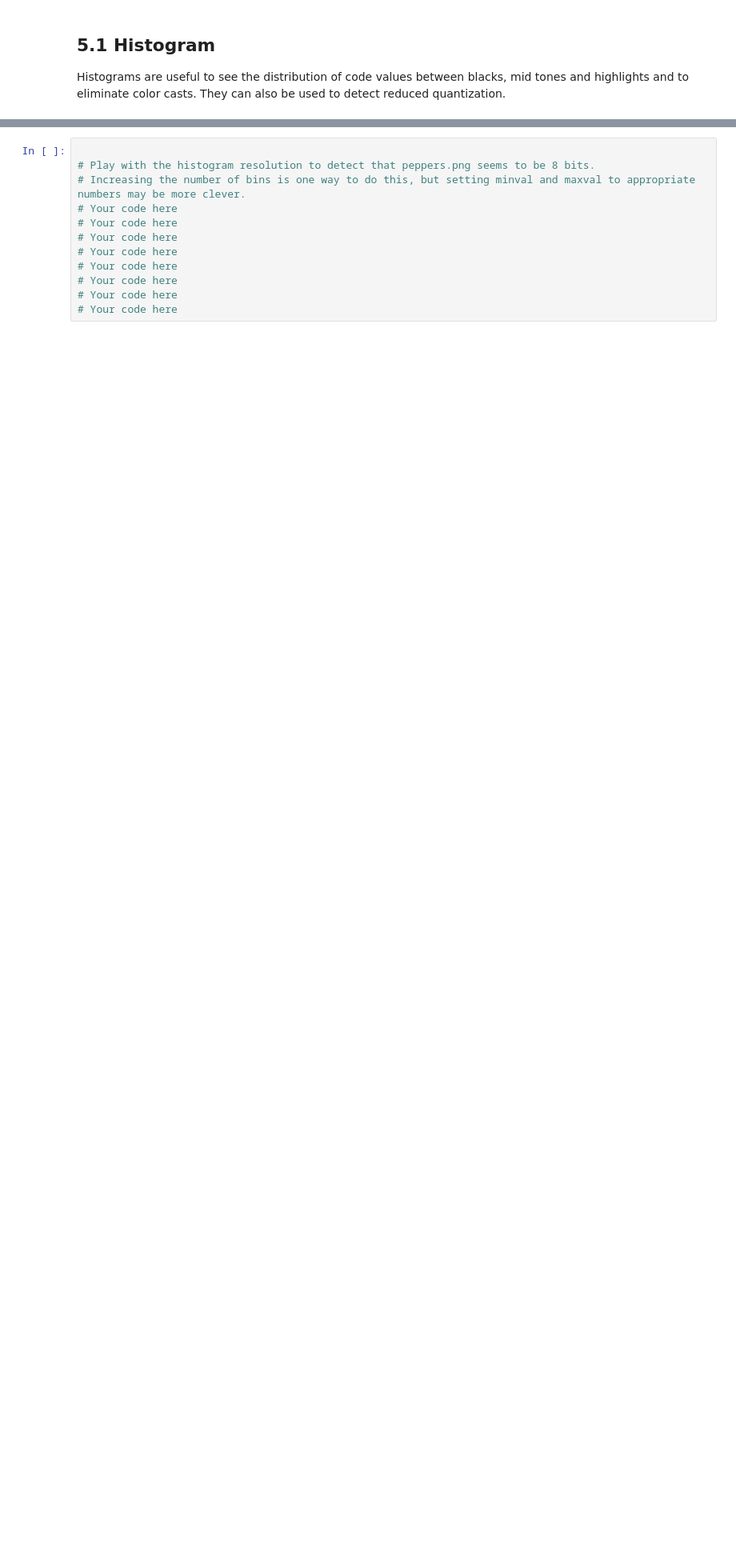
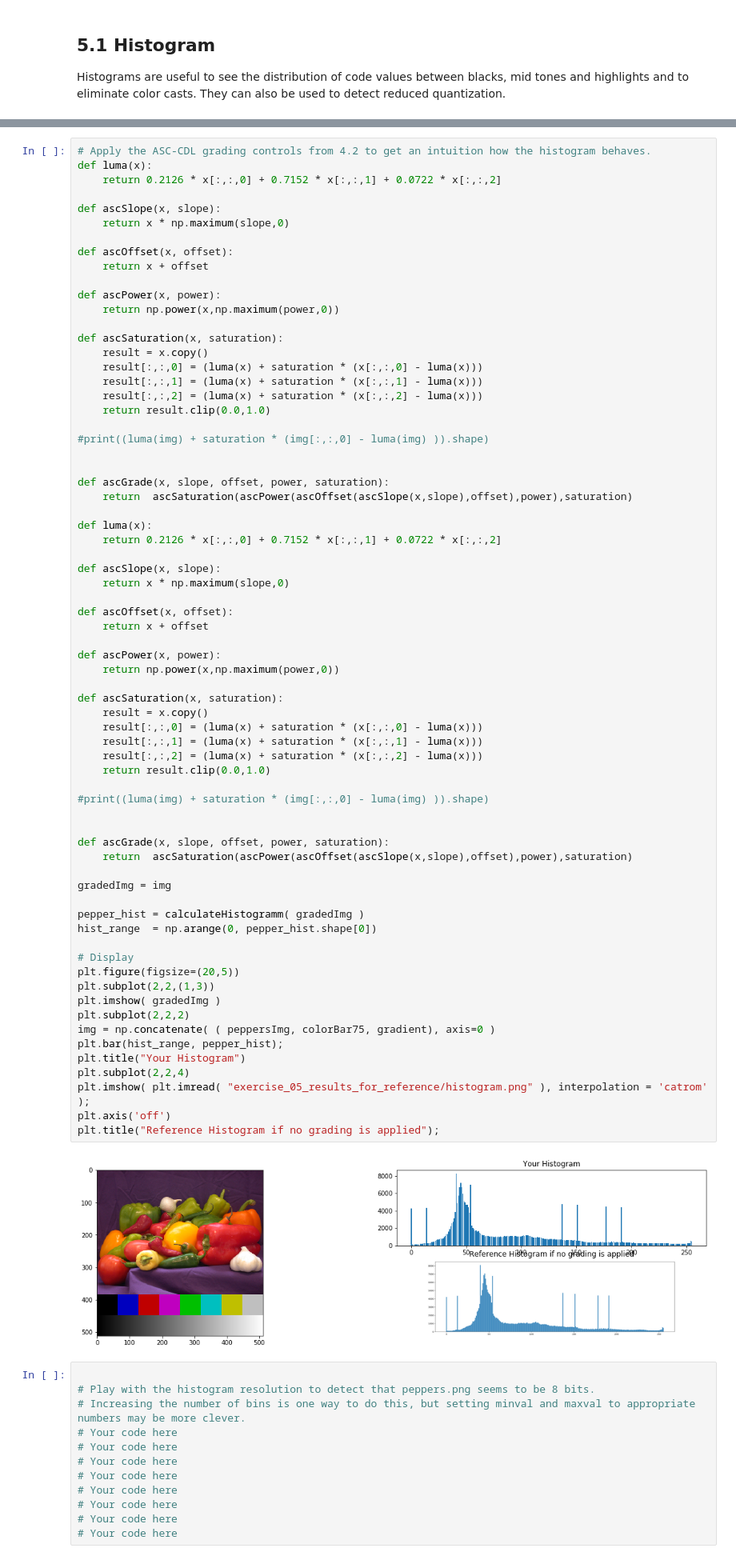
Before and after one commit to kilianeifler/Filmtechnik_HdM, a Jupyter notebook: Ex_5/Exercise_05_Group_03.ipynb, the cells around one changed output, grey strips where cells are left out. Shown at 80% size. Drawn from its saved outputs; the diff is of its cells as text; blank space fills up the shorter version.

```diff
--- a/Ex_5/Exercise_05_Group_03.ipynb
+++ b/Ex_5/Exercise_05_Group_03.ipynb
@@ -211,3 +199,74 @@ plt.title("Reference Histogram if no grading is applied");
+# %%
+# Apply the ASC-CDL grading controls from 4.2 to get an intuition how the histogram behaves.
+def luma(x):
+    return 0.2126 * x[:,:,0] + 0.7152 * x[:,:,1] + 0.0722 * x[:,:,2]
+
+def ascSlope(x, slope):
+    return x * np.maximum(slope,0)
+
+def ascOffset(x, offset):
+    return x + offset
+
+def ascPower(x, power):
+    return np.power(x,np.maximum(power,0))
+
+def ascSaturation(x, saturation):
+    result = x.copy()
+    result[:,:,0] = (luma(x) + saturation * (x[:,:,0] - luma(x)))
+    result[:,:,1] = (luma(x) + saturation * (x[:,:,1] - luma(x)))
+    result[:,:,2] = (luma(x) + saturation * (x[:,:,2] - luma(x)))
+    return result.clip(0.0,1.0)
+
+#print((luma(img) + saturation * (img[:,:,0] - luma(img) )).shape)
+
+
+def ascGrade(x, slope, offset, power, saturation):
+    return  ascSaturation(ascPower(ascOffset(ascSlope(x,slope),offset),power),saturation)
+
+def luma(x):
+    return 0.2126 * x[:,:,0] + 0.7152 * x[:,:,1] + 0.0722 * x[:,:,2]
+
+def ascSlope(x, slope):
+    return x * np.maximum(slope,0)
+
+def ascOffset(x, offset):
+    return x + offset
+
+def ascPower(x, power):
+    return np.power(x,np.maximum(power,0))
+
+def ascSaturation(x, saturation):
+    result = x.copy()
+    result[:,:,0] = (luma(x) + saturation * (x[:,:,0] - luma(x)))
+    result[:,:,1] = (luma(x) + saturation * (x[:,:,1] - luma(x)))
+    result[:,:,2] = (luma(x) + saturation * (x[:,:,2] - luma(x)))
+    return result.clip(0.0,1.0)
+
+#print((luma(img) + saturation * (img[:,:,0] - luma(img) )).shape)
+
+
+def ascGrade(x, slope, offset, power, saturation):
+    return  ascSaturation(ascPower(ascOffset(ascSlope(x,slope),offset),power),saturation)
+
+gradedImg = img
+
+pepper_hist = calculateHistogramm( gradedImg )
+hist_range  = np.arange(0, pepper_hist.shape[0])
+
+# Display
+plt.figure(figsize=(20,5))
+plt.subplot(2,2,(1,3))
+plt.imshow( gradedImg )
+plt.subplot(2,2,2)
+img = np.concatenate( ( peppersImg, colorBar75, gradient), axis=0 )
+plt.bar(hist_range, pepper_hist);
+plt.title("Your Histogram")
+plt.subplot(2,2,4)
+plt.imshow( plt.imread( "exercise_05_results_for_reference/histogram.png" ), interpolation = 'catrom' );
+plt.axis('off')
+plt.title("Reference Histogram if no grading is applied");
+# %% [output]
+[figure, added]
 # %%
 
 # Play with the histogram resolution to detect that peppers.png seems to be 8 bits.
```
Also changed, not shown: parts of 3 cells of this notebook.
